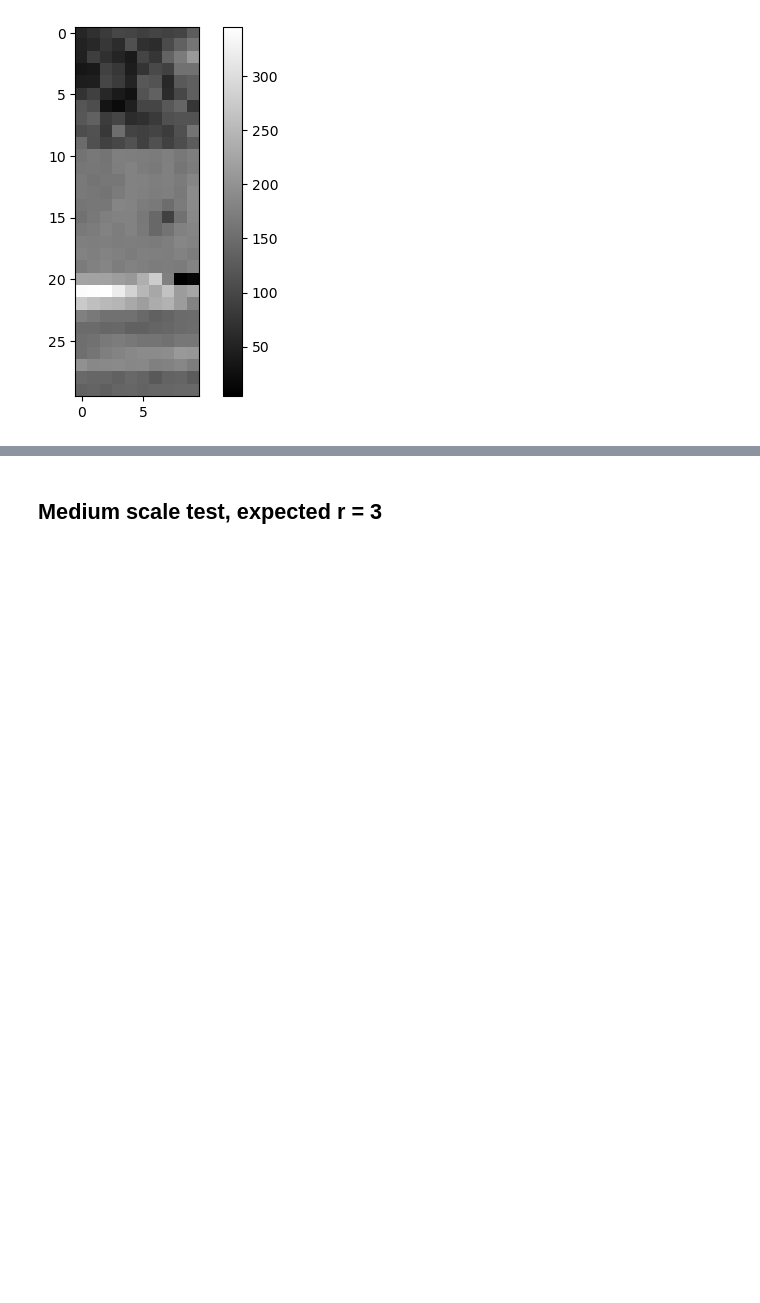
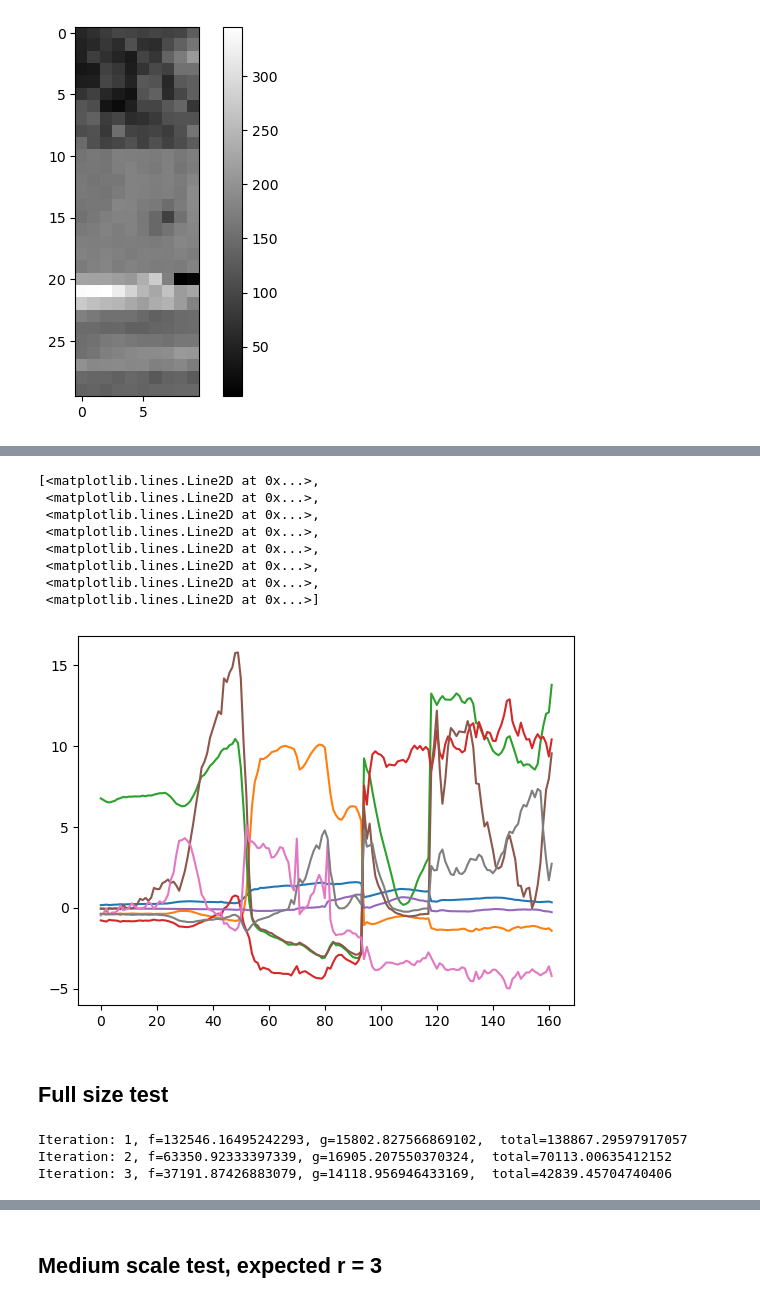
Before and after one commit to waqasbinhamed/seminmf, a Jupyter notebook: real.ipynb, the cells around one changed output, grey strips where cells are left out. Cells and saved outputs as stored; diff of their text form; code cells hidden in the pictures; blank space fills up the shorter version.

```diff
--- a/real.ipynb
+++ b/real.ipynb
@@ -129,0 +166,9 @@ plt.colorbar()
+# %%
+W_ins = Wl
+
+n = np.ones(shape=(r, r)) * -1
+for i in range(r):
+    for j in range(r):
+        n[i, j] = np.linalg.norm(W_ins[:, i] - W_ins[:, j])
+    n[i, :] = n[i, :] / sum(n[i, :])
+    print(n[i, :])
@@ -129,0 +192,12 @@ plt.colorbar()
+# %%
+plt.plot(W_ins)
+# %% [output]
+[<matplotlib.lines.Line2D at 0x...>,
+ <matplotlib.lines.Line2D at 0x...>,
+ <matplotlib.lines.Line2D at 0x...>,
+ <matplotlib.lines.Line2D at 0x...>,
+ <matplotlib.lines.Line2D at 0x...>,
+ <matplotlib.lines.Line2D at 0x...>,
+ <matplotlib.lines.Line2D at 0x...>,
+ <matplotlib.lines.Line2D at 0x...>]
+[figure, added]
@@ -129,0 +207,2 @@ plt.colorbar()
+# %% [markdown]
+## Full size test
@@ -129,0 +213,9 @@ plt.colorbar()
+# %%
+m,n = X.shape
+W_ini = zeros_mask(np.random.rand(m, r))
+H_ini = zeros_mask(np.random.rand(r, n))
+Wb, Hb, Wl, Hl, fscores, gscores = nmf(X, W_ini, H_ini, _lambda=_lambda, itermax=iterations)
+# %% [output]
+Iteration: 1, f=132546.16495242293, g=15802.827566869102,  total=138867.29597917057
+Iteration: 2, f=63350.92333397339, g=16905.207550370324,  total=70113.00635412152
+Iteration: 3, f=37191.87426883079, g=14118.956946433169,  total=42839.45704740406
```
Also changed, not shown: parts of 25 cells of this notebook.
